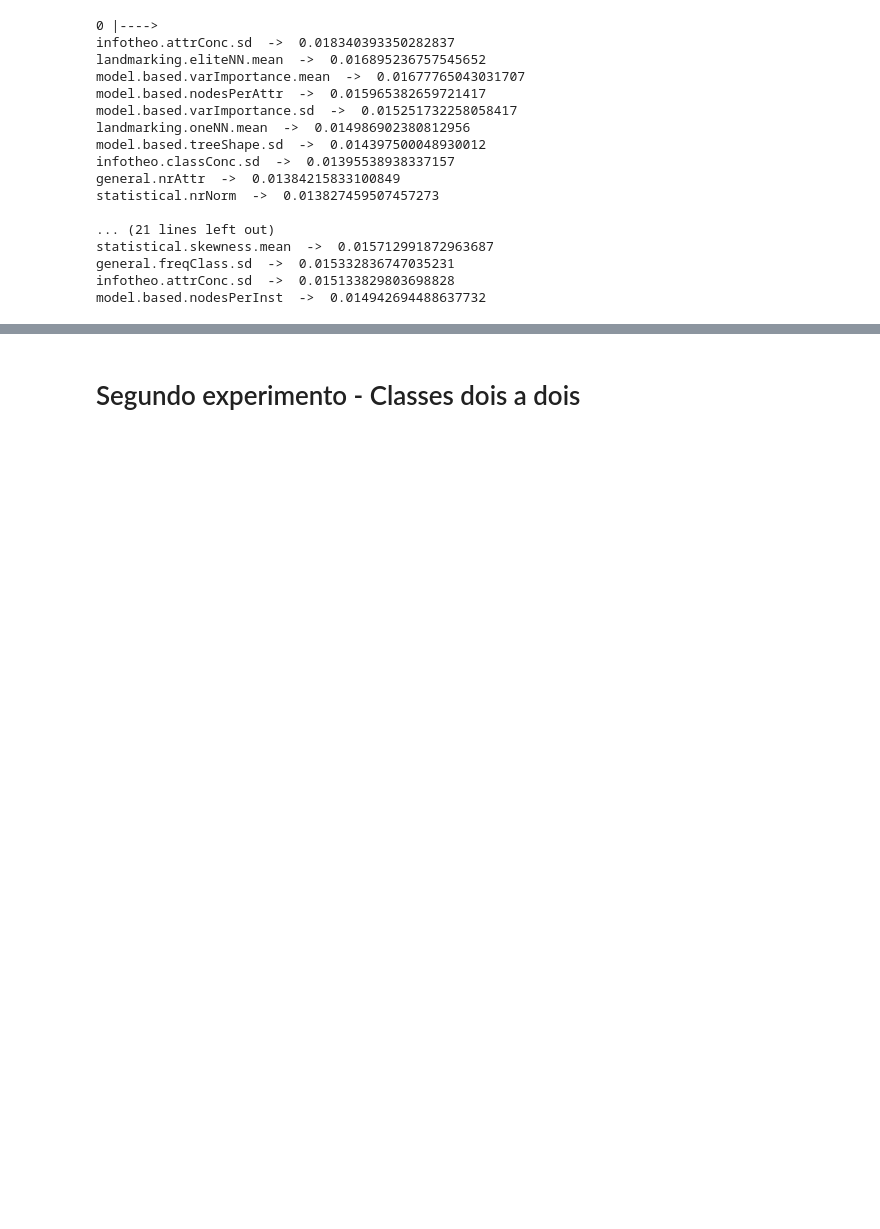
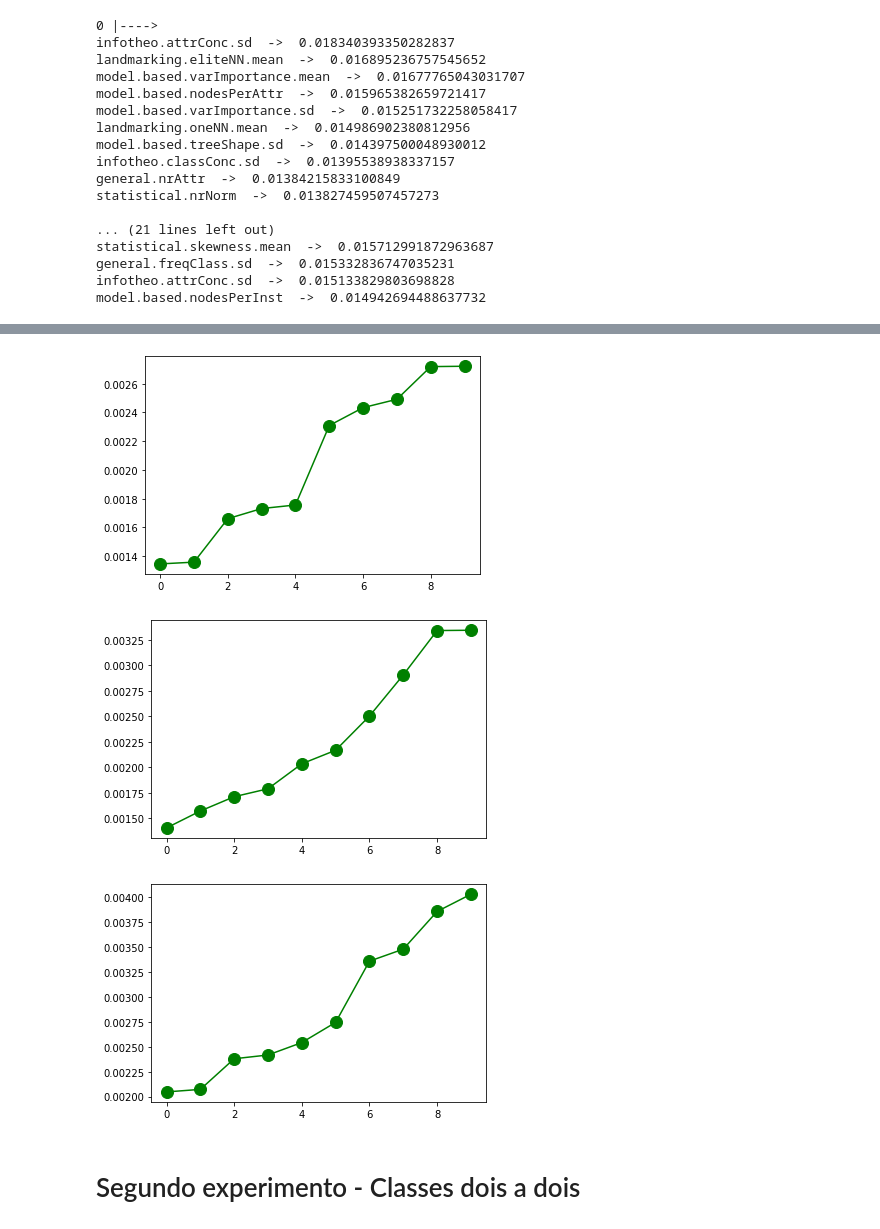
Before and after one commit to maffei2443/fsi-seminarios, a Jupyter notebook: Experimentos_manu/Presentation.ipynb, the cells around one changed output, grey strips where cells are left out. Saved outputs shown, nothing was run; the diff lists cells and outputs as text; code cells hidden in the pictures; blank space fills up the shorter version.

```diff
--- a/Experimentos_manu/Presentation.ipynb
+++ b/Experimentos_manu/Presentation.ipynb
@@ -188,3 +192,12 @@ dddd -  109
+# %%
+for feat in features_list:
+    plt.plot(sorted(feat)[:10], marker='o', markersize=12,
+            color='green')
+    plt.show()
+# %% [output]
+[figure, added]
+[figure, added]
+[figure, added]
 # %% [markdown]
 # Segundo experimento - Classes dois a dois
 # %%
```
Also changed, not shown: parts of 6 cells of this notebook.
